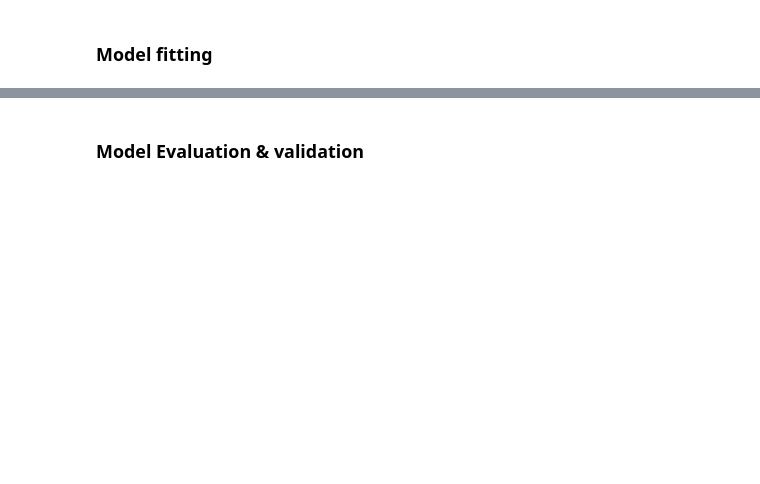
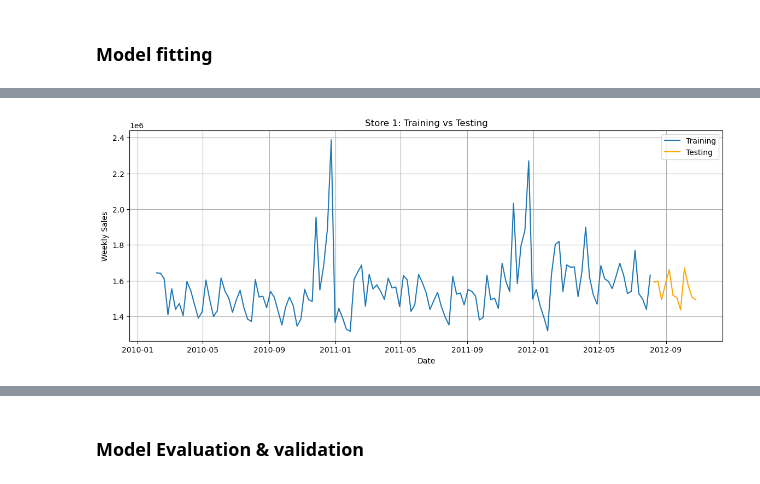
Before and after one commit to Rajwork99/Future-Sales-Forecasting, a Jupyter notebook: forcast.ipynb, the cells around one changed output, grey strips where cells are left out. Drawn from its saved outputs; the diff is of its cells as text; code cells hidden in the pictures; blank space fills up the shorter version.

```diff
--- a/forcast.ipynb
+++ b/forcast.ipynb
@@ -375,0 +395,2 @@ Percentage difference: 711.08%
+# %%
+df.drop(['Weekly_Sales(mn)'], axis=1, inplace=True)
@@ -377,0 +536,26 @@ Percentage difference: 711.08%
+# %%
+store = 1
+
+plt.figure(figsize=(14, 5))
+
+plt.plot(
+    train_data[store]['Date'],
+    train_data[store]['Weekly_Sales'],
+    label='Training'
+)
+
+plt.plot(
+    test_data[store]['Date'],
+    test_data[store]['Weekly_Sales'],
+    label='Testing',
+    color='orange'
+)
+
+plt.title(f'Store {store}: Training vs Testing')
+plt.xlabel('Date')
+plt.ylabel('Weekly Sales')
+plt.legend()
+plt.grid()
+plt.show()
+# %% [output]
+[figure, added]
```
Also changed, not shown: parts of 34 cells of this notebook.
